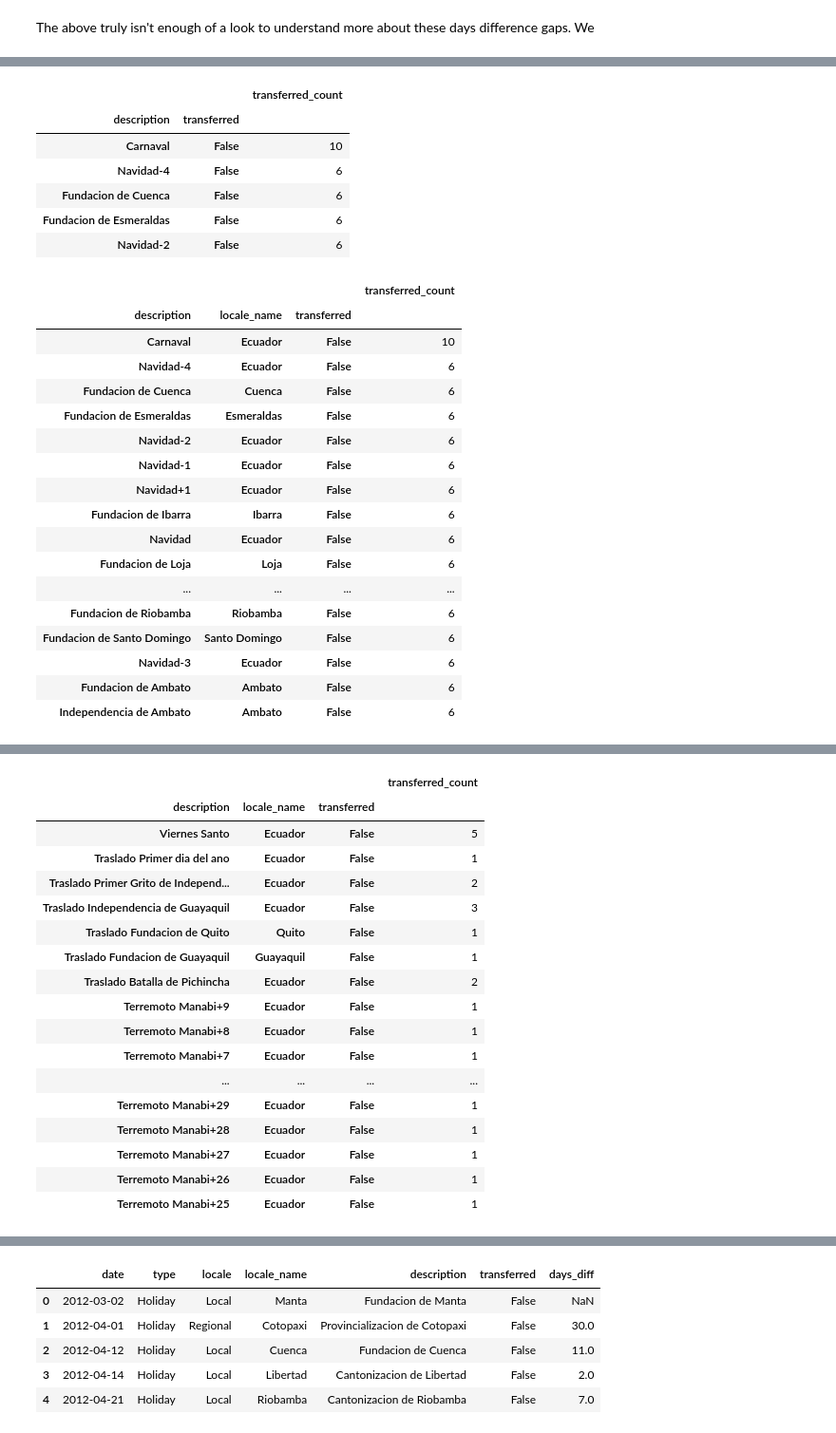
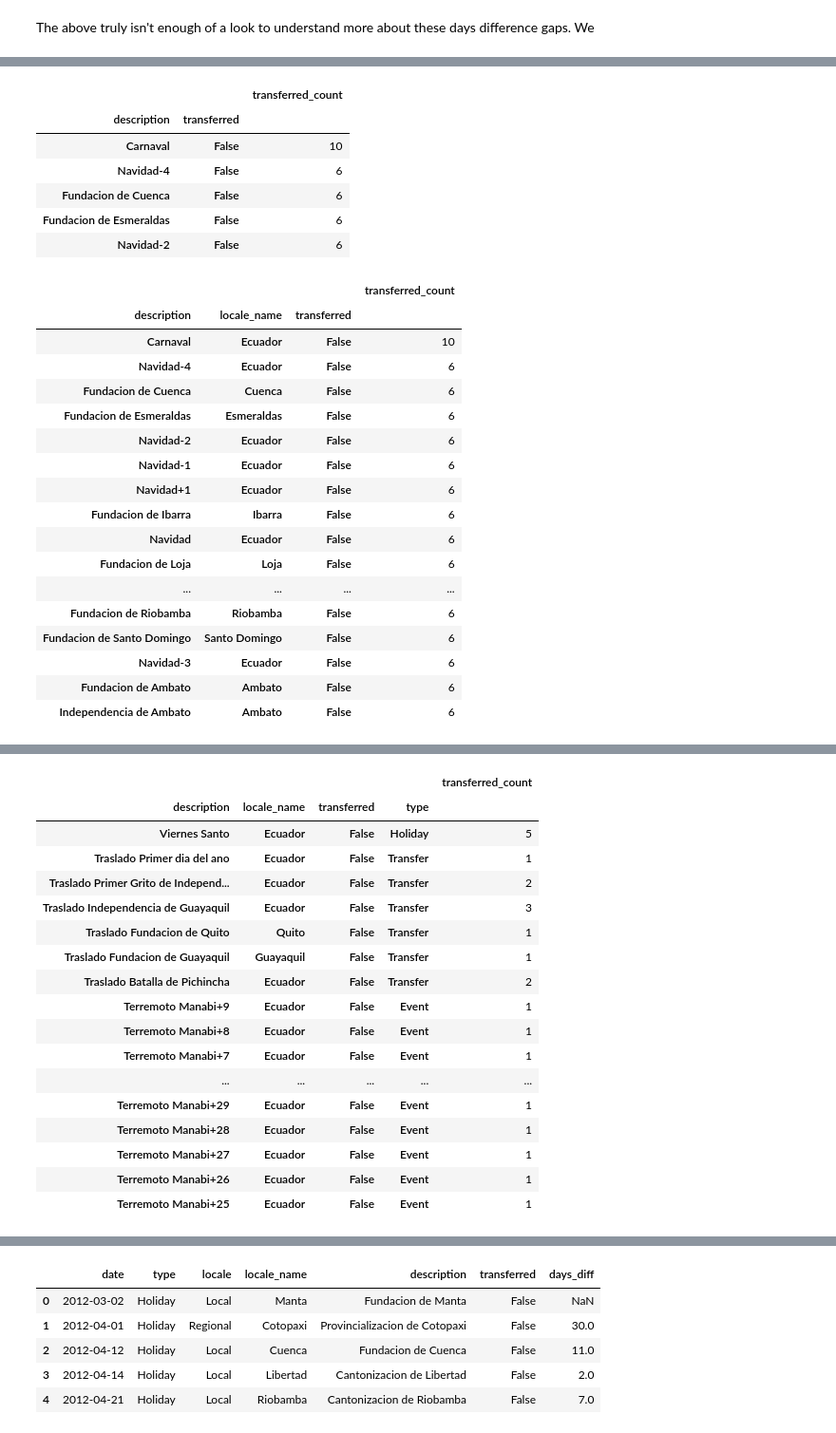
Before and after one commit to chriskuz/store_sales_time_series_forecasting, a Jupyter notebook: src/data_look.ipynb, the cells around one changed output, grey strips where cells are left out. Shown at 95% size. Drawn from its saved outputs; the diff is of its cells as text; code cells hidden in the pictures.

Commit message:
exploring the holidays df. need to move on form this.

```diff
--- a/src/data_look.ipynb
+++ b/src/data_look.ipynb
@@ -509,15 +623,15 @@ display(
     .head(20)
 )
 
-display(
-    holidays
-    .groupby(["description", "locale_name", "transferred"])
-    .agg(
-        transferred_count = ("transferred", "count"),
-    )
-    .sort_values(by="transferred_count", ascending=False)
-    .tail(10)
-)
+# display(
+#     holidays
+#     .groupby(["description", "locale_name", "transferred"])
+#     .agg(
+#         transferred_count = ("transferred", "count"),
+#     )
+#     .sort_values(by="transferred_count", ascending=False)
+#     .tail(10)
+# )
 
 display(
     holidays
@@ -528,6 +642,16 @@ display(
     .sort_values(by=["description", "locale_name", "transferred"], ascending=False)
     .head(20)
 )
+
+display(
+    holidays
+    .groupby(["description", "locale_name", "transferred", "type"])
+    .agg(
+        transferred_count = ("transferred", "count"),
+    )
+    .sort_values(by=["description", "locale_name", "transferred"], ascending=False)
+    .head(20)
+)
 # %% [output]
 |  |  | transferred_count |
 | description | transferred |  |
@@ -569,18 +699,18 @@ display(
-|  |  |  | transferred_count |
-| description | locale_name | transferred |  |
-| Viernes Santo | Ecuador | False | 5 |
-| Traslado Primer dia del ano | Ecuador | False | 1 |
-| Traslado Primer Grito de Independ... | Ecuador | False | 2 |
-| Traslado Independencia de Guayaquil | Ecuador | False | 3 |
-| Traslado Fundacion de Quito | Quito | False | 1 |
-| Traslado Fundacion de Guayaquil | Guayaquil | False | 1 |
-| Traslado Batalla de Pichincha | Ecuador | False | 2 |
-| Terremoto Manabi+9 | Ecuador | False | 1 |
-| Terremoto Manabi+8 | Ecuador | False | 1 |
-| Terremoto Manabi+7 | Ecuador | False | 1 |
-| ... | ... | ... | ... |
-| Terremoto Manabi+29 | Ecuador | False | 1 |
-| Terremoto Manabi+28 | Ecuador | False | 1 |
-| Terremoto Manabi+27 | Ecuador | False | 1 |
-| Terremoto Manabi+26 | Ecuador | False | 1 |
-| Terremoto Manabi+25 | Ecuador | False | 1 |
+|  |  |  |  | transferred_count |
+| description | locale_name | transferred | type |  |
+| Viernes Santo | Ecuador | False | Holiday | 5 |
+| Traslado Primer dia del ano | Ecuador | False | Transfer | 1 |
+| Traslado Primer Grito de Independ... | Ecuador | False | Transfer | 2 |
+| Traslado Independencia de Guayaquil | Ecuador | False | Transfer | 3 |
+| Traslado Fundacion de Quito | Quito | False | Transfer | 1 |
+| Traslado Fundacion de Guayaquil | Guayaquil | False | Transfer | 1 |
+| Traslado Batalla de Pichincha | Ecuador | False | Transfer | 2 |
+| Terremoto Manabi+9 | Ecuador | False | Event | 1 |
+| Terremoto Manabi+8 | Ecuador | False | Event | 1 |
+| Terremoto Manabi+7 | Ecuador | False | Event | 1 |
+| ... | ... | ... | ... | ... |
+| Terremoto Manabi+29 | Ecuador | False | Event | 1 |
+| Terremoto Manabi+28 | Ecuador | False | Event | 1 |
+| Terremoto Manabi+27 | Ecuador | False | Event | 1 |
+| Terremoto Manabi+26 | Ecuador | False | Event | 1 |
+| Terremoto Manabi+25 | Ecuador | False | Event | 1 |
```
Also changed, not shown: parts of 15 cells of this notebook.
